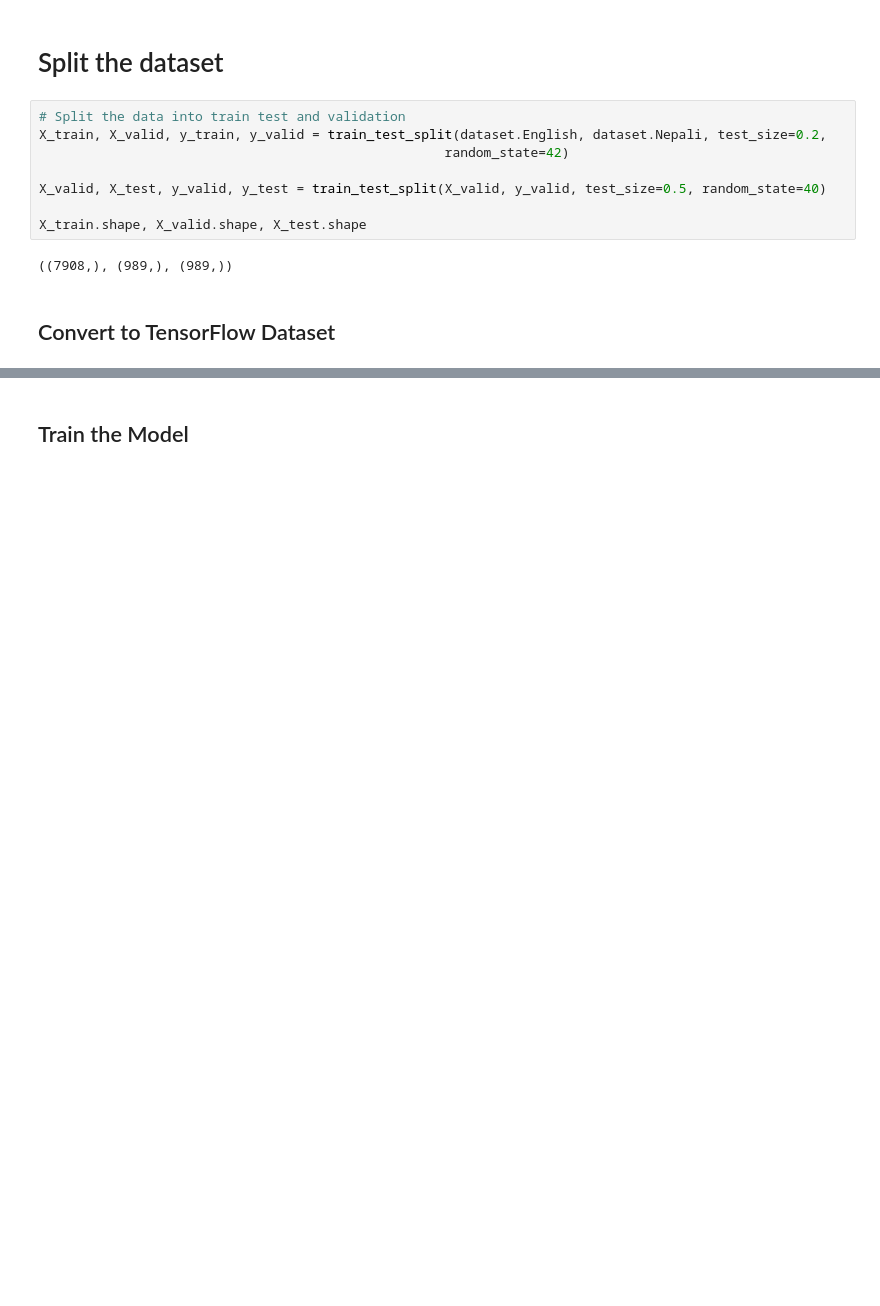
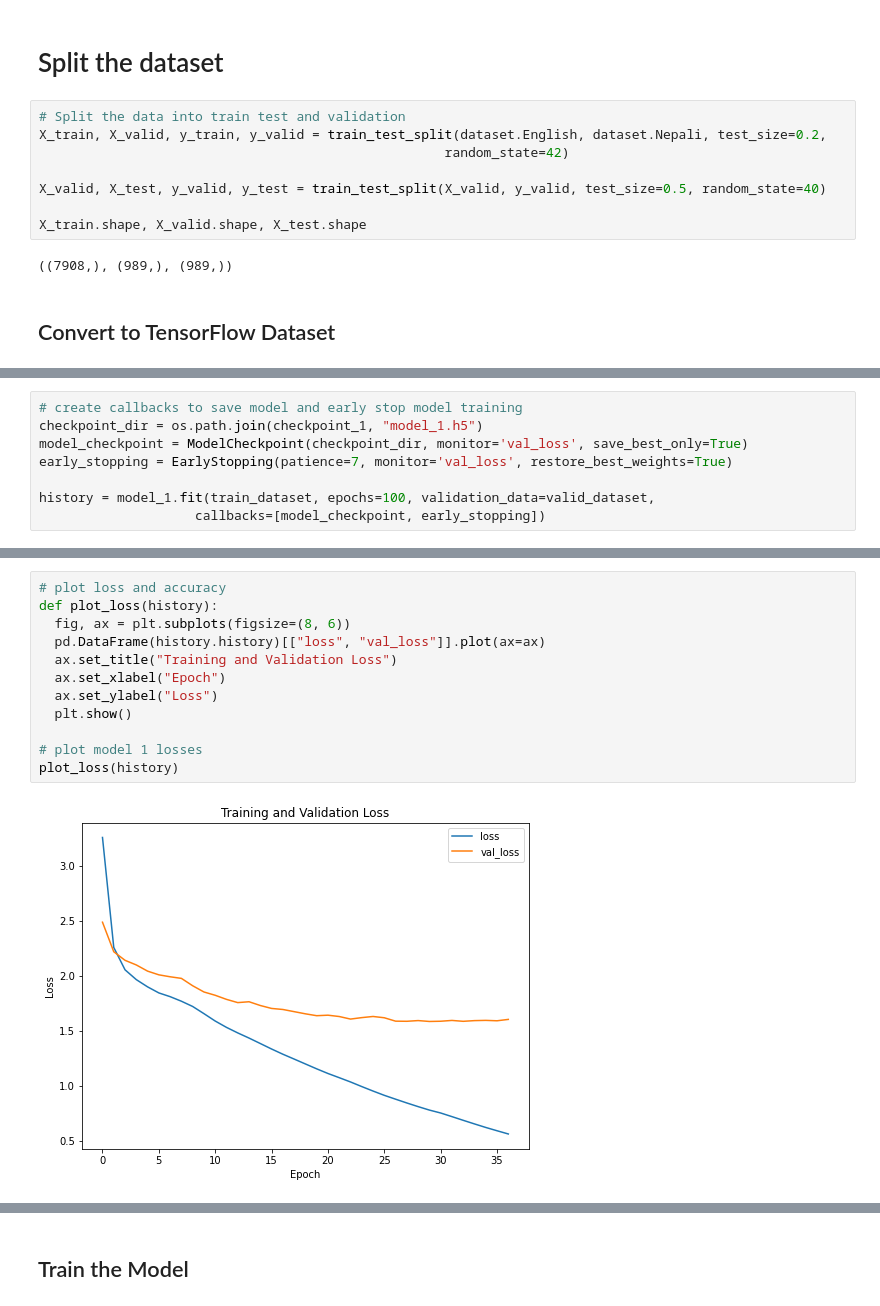
Before and after one commit to Wangsherpa/english_to_nepali_translation, a Jupyter notebook: NMT_Project.ipynb, the cells around one changed output, grey strips where cells are left out. Drawn from its saved outputs; the diff is of its cells as text; blank space fills up the shorter version.

```diff
--- a/NMT_Project.ipynb
+++ b/NMT_Project.ipynb
@@ -132,0 +283,8 @@ for row in train_dataset:
+# %%
+# create callbacks to save model and early stop model training
+checkpoint_dir = os.path.join(checkpoint_1, "model_1.h5")
+model_checkpoint = ModelCheckpoint(checkpoint_dir, monitor='val_loss', save_best_only=True)
+early_stopping = EarlyStopping(patience=7, monitor='val_loss', restore_best_weights=True)
+
+history = model_1.fit(train_dataset, epochs=100, validation_data=valid_dataset,
+                    callbacks=[model_checkpoint, early_stopping])
@@ -132,0 +314,14 @@ for row in train_dataset:
+# %%
+# plot loss and accuracy
+def plot_loss(history):
+  fig, ax = plt.subplots(figsize=(8, 6))
+  pd.DataFrame(history.history)[["loss", "val_loss"]].plot(ax=ax)
+  ax.set_title("Training and Validation Loss")
+  ax.set_xlabel("Epoch")
+  ax.set_ylabel("Loss")
+  plt.show()
+
+# plot model 1 losses
+plot_loss(history)
+# %% [output]
+[figure, added]
```
Also changed, not shown: parts of 85 cells of this notebook.
